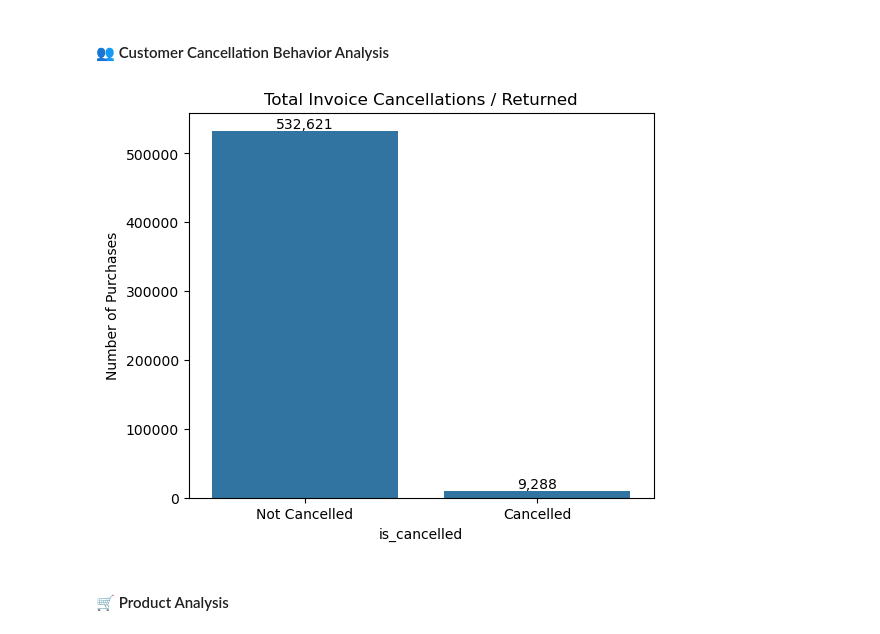
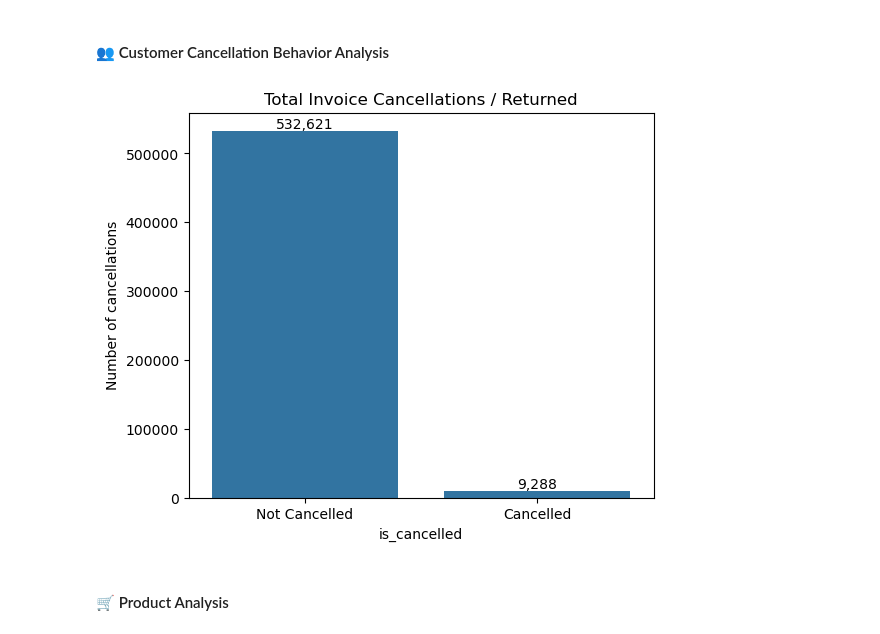
Before and after one commit to s3achan/ecommerce-customer-segmentation, a Jupyter notebook: Ecommerce-Segmentation.ipynb, the cells around one changed output. Cells and saved outputs as stored; diff of their text form; code cells hidden in the pictures.

```diff
--- a/Ecommerce-Segmentation.ipynb
+++ b/Ecommerce-Segmentation.ipynb
@@ -315,14 +325,14 @@ cancel_counts = df_clean['is_cancelled'].value_counts()
 # %%
 # Plot
 plt.figure(figsize=(6,5))
 ax = sns.barplot(x=cancel_counts.index,y=cancel_counts.values)
 plt.xticks([0,1], ['Not Cancelled', 'Cancelled'])
-plt.ylabel("Number of Purchases")
+plt.ylabel("Number of cancellations")
 ax.bar_label(ax.containers[0],fmt='{:,.0f}')
 plt.title("Total Invoice Cancellations / Returned")
 plt.show()
 # %% [output]
-[figure, old version]
+[figure, new version]
 # %% [markdown]
 #### 🛒 Product Analysis
 # %%
```
Also changed, not shown: parts of 4 cells of this notebook.
